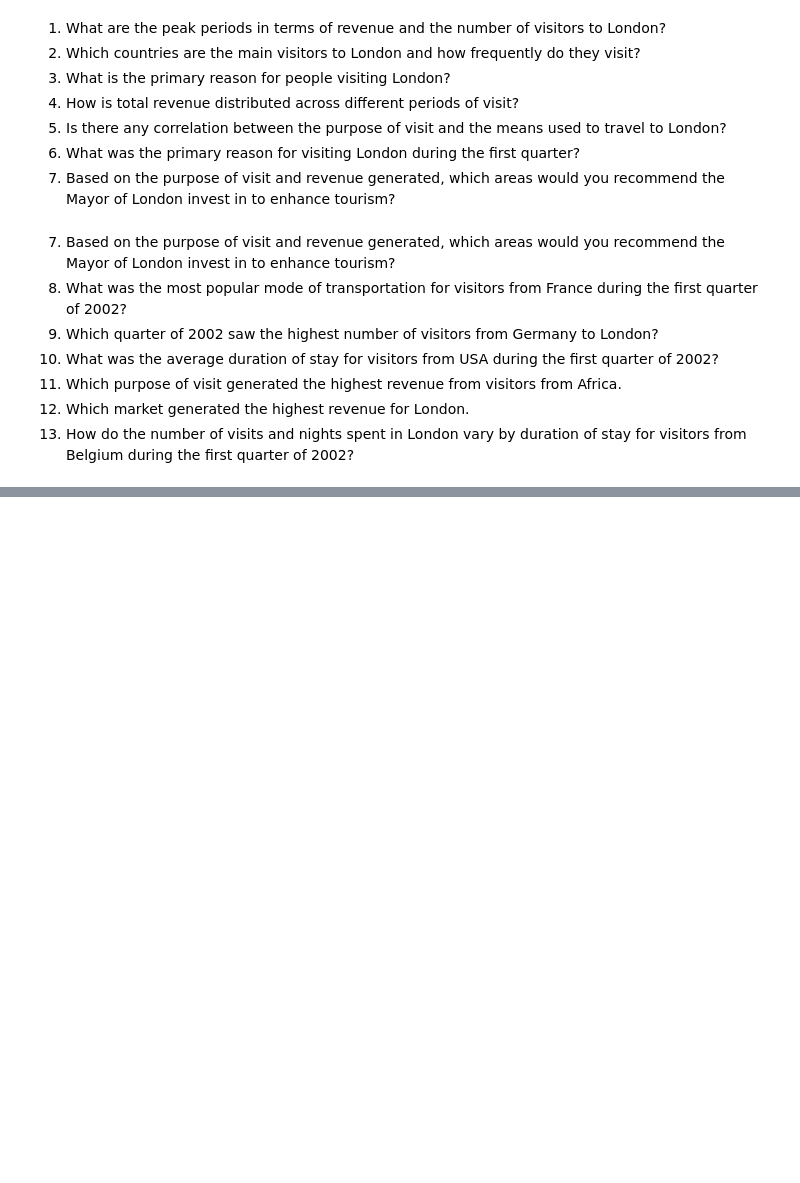
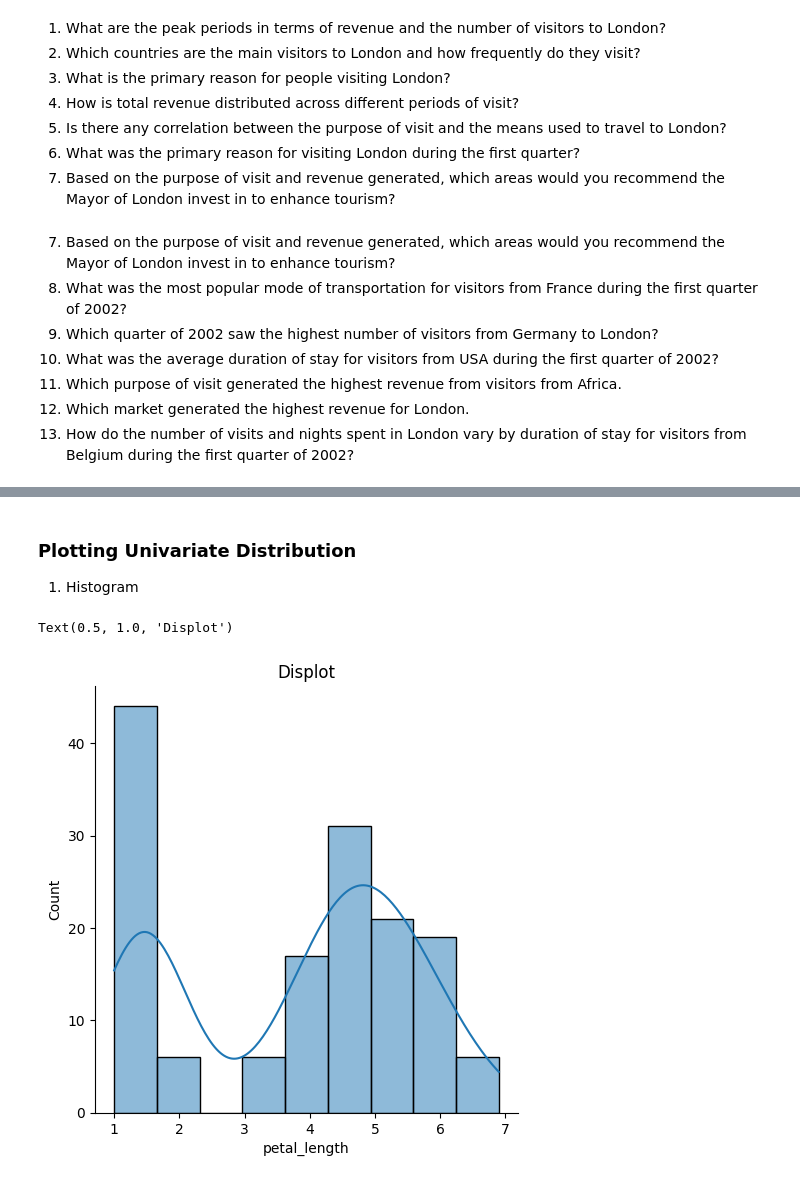
Before and after one commit to LangatMark/DataScience, a Jupyter notebook: trial/data visualization with Matplotlib, seaborn.ipynb, the cells around one changed output, grey strips where cells are left out. Drawn from its saved outputs; the diff is of its cells as text; code cells hidden in the pictures; blank space fills up the shorter version.

```diff
--- a/trial/data visualization with Matplotlib, seaborn.ipynb
+++ b/trial/data visualization with Matplotlib, seaborn.ipynb
@@ -1034,0 +1106,3 @@ of stay for visitors from USA during the first quarter of 2002?
+# %% [markdown]
+### Plotting Univariate Distribution
+1. Histogram
@@ -1034,0 +1113,8 @@ of stay for visitors from USA during the first quarter of 2002?
+# %%
+df=sns.load_dataset('iris')
+
+sns.displot(df['petal_length'],kde=True)
+plt.title('Displot')
+# %% [output]
+Text(0.5, 1.0, 'Displot')
+[figure, added]
```
Also changed, not shown: parts of 73 cells of this notebook.
